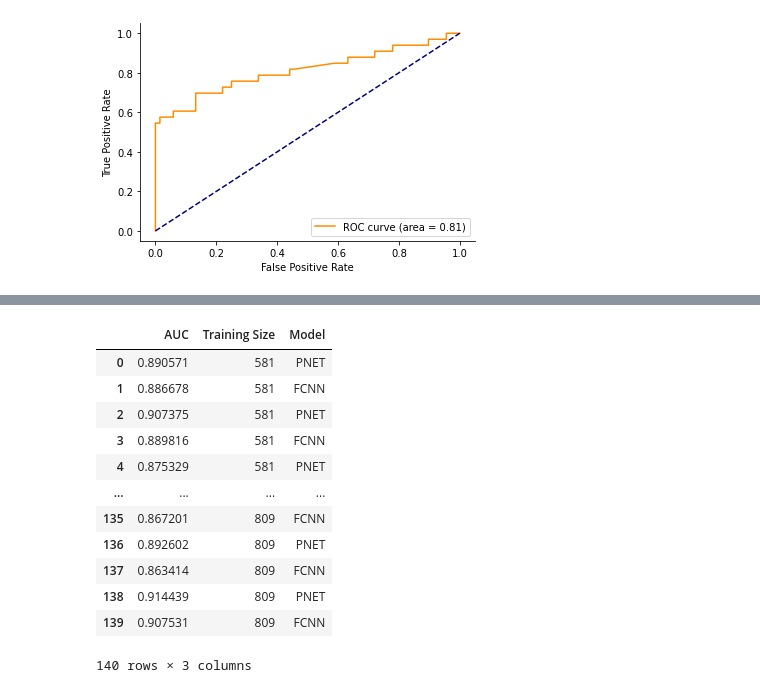
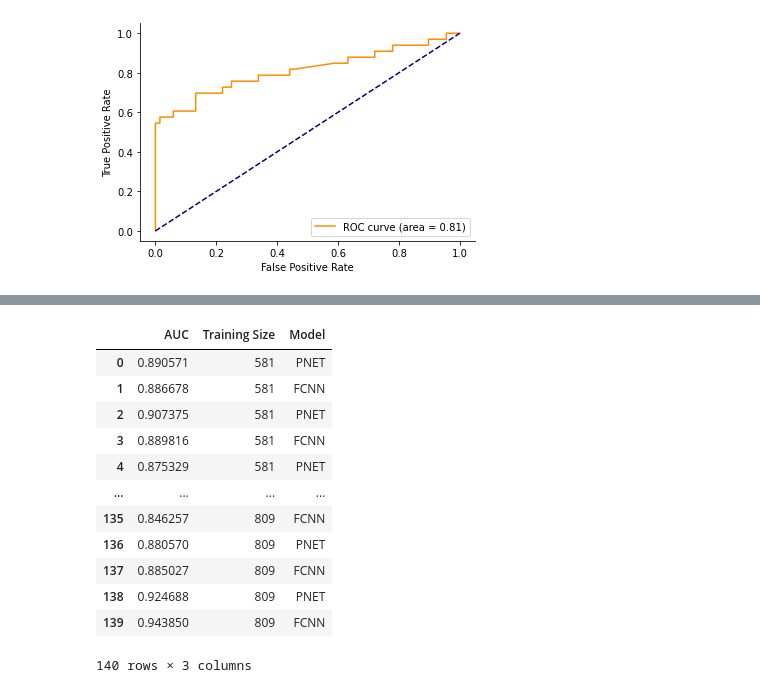
Before and after one commit to vanallenlab/pnet, a Jupyter notebook: src/sample_size_reduction.ipynb, the cells around one changed output, grey strips where cells are left out. Cells and saved outputs as stored; diff of their text form; code cells hidden in the pictures.

```diff
--- a/src/sample_size_reduction.ipynb
+++ b/src/sample_size_reduction.ipynb
@@ -135,30 +135,30 @@ We are sending to cuda
 # %%
 df = pd.DataFrame(columns=['AUC', 'Training Size', 'Model'])
 train_sizes = [581, 418, 300, 216, 155, 111]
 for ts in train_sizes:
     for i in range(10):
         pnet_auc = torch.load('../results/prostate_val/ts_{}/run{}/AUC.pt'.format(ts, i)).item()
         fcnn_auc = torch.load('../results/prostate_val_fcnn/ts_{}/run{}/AUC.pt'.format(ts, i)).item()
         df = df.append(dict(zip(df.columns, [pnet_auc, ts, 'PNET'])), ignore_index=True)
         df = df.append(dict(zip(df.columns, [fcnn_auc, ts, 'FCNN'])), ignore_index=True)
 
 for i in range(10):
-    pnet_auc = torch.load('../results/prostate_val/run{}/AUC.pt'.format(i))[0].item()
-    fcnn_auc = torch.load('../results/prostate_val_fcnn/run{}/AUC.pt'.format(i))[0].item()
+    pnet_auc = torch.load('../results/prostate_val/run{}/AUC.pt'.format(i)).item()
+    fcnn_auc = torch.load('../results/prostate_val_fcnn/run{}/AUC.pt'.format(i)).item()
     df = df.append(dict(zip(df.columns, [pnet_auc, 809, 'PNET'])), ignore_index=True)
     df = df.append(dict(zip(df.columns, [fcnn_auc, 809, 'FCNN'])), ignore_index=True)
 df
 # %% [output]
 |  | AUC | Training Size | Model |
 | 0 | 0.890571 | 581 | PNET |
 | 1 | 0.886678 | 581 | FCNN |
 | 2 | 0.907375 | 581 | PNET |
 | 3 | 0.889816 | 581 | FCNN |
 | 4 | 0.875329 | 581 | PNET |
 | ... | ... | ... | ... |
-| 135 | 0.867201 | 809 | FCNN |
-| 136 | 0.892602 | 809 | PNET |
-| 137 | 0.863414 | 809 | FCNN |
-| 138 | 0.914439 | 809 | PNET |
-| 139 | 0.907531 | 809 | FCNN |
+| 135 | 0.846257 | 809 | FCNN |
+| 136 | 0.880570 | 809 | PNET |
+| 137 | 0.885027 | 809 | FCNN |
+| 138 | 0.924688 | 809 | PNET |
+| 139 | 0.943850 | 809 | FCNN |
 140 rows × 3 columns
```
Also changed, not shown: parts of 3 cells of this notebook, 6 other files.
